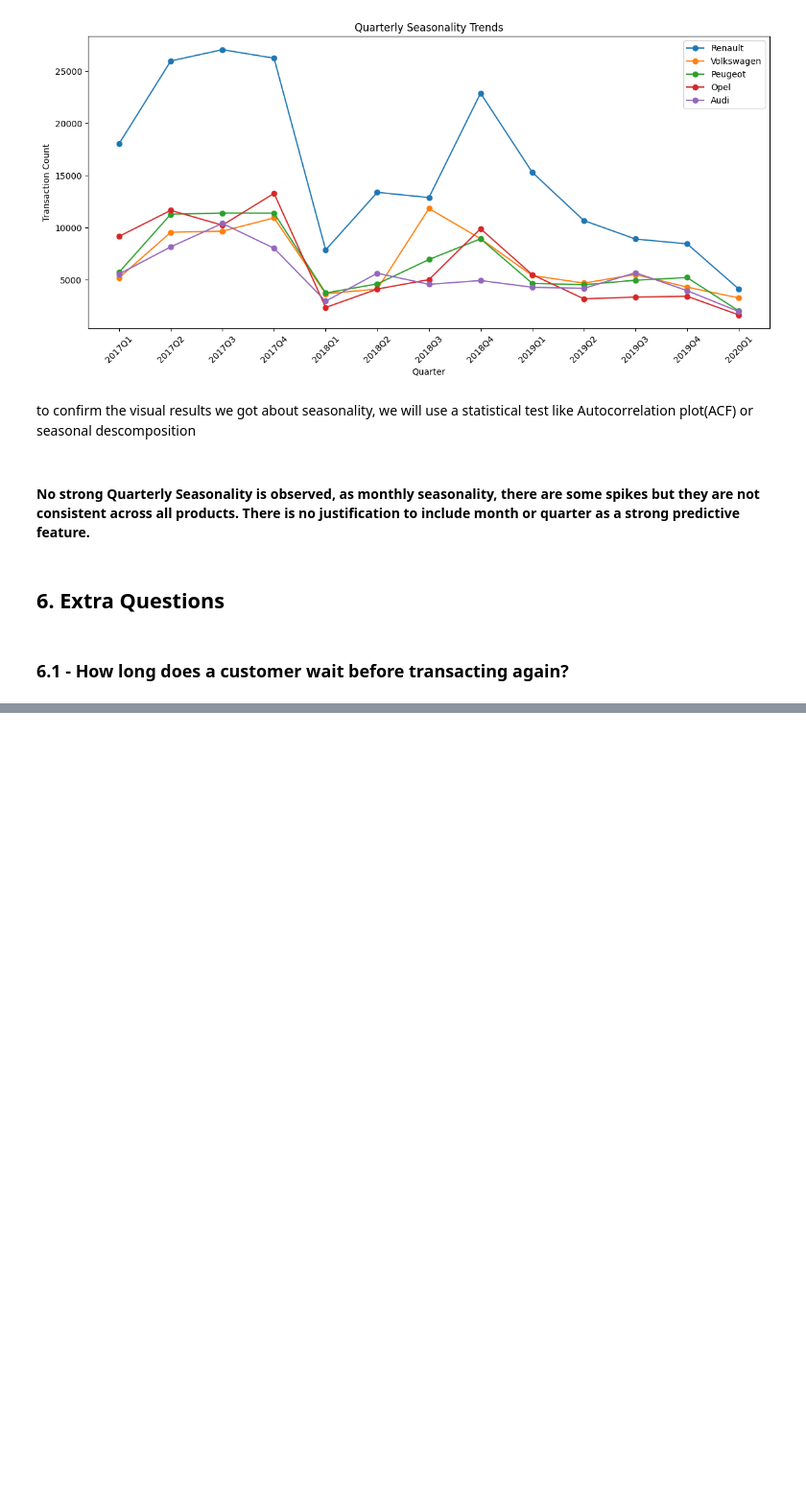
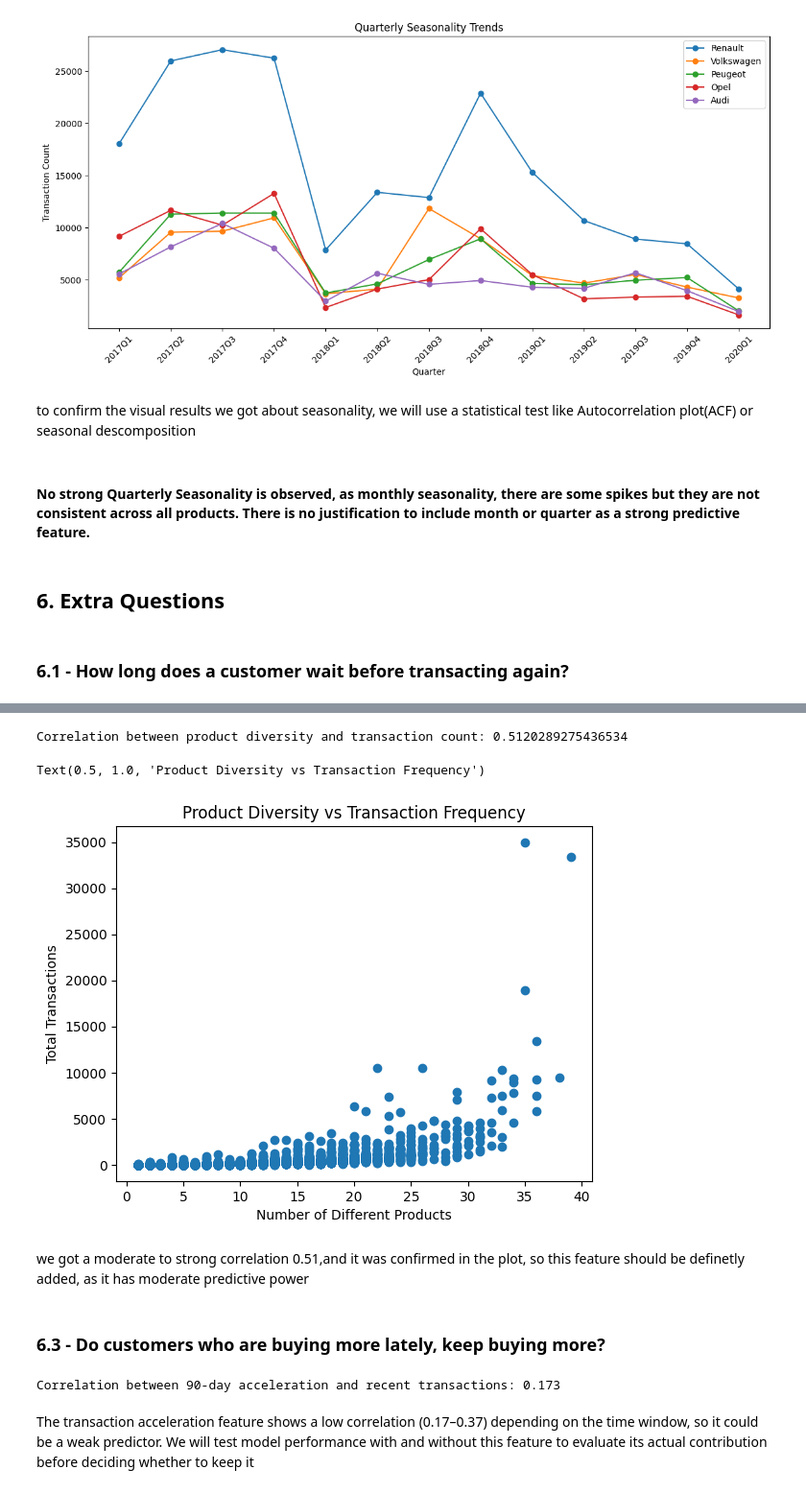
Before and after one commit to Mohammad8931/Projects, a Jupyter notebook: EDA.ipynb, the cells around one changed output, grey strips where cells are left out. Shown: that part at 96% size. Drawn from its saved outputs; the diff is of its cells as text; code cells hidden in the pictures; blank space fills up the shorter version.

Commit message:
EDA: Explored how product diversity relates to transaction count and whether active customers stay active

```diff
--- a/EDA.ipynb
+++ b/EDA.ipynb
@@ -510,0 +503,10 @@ this could be a very predictive feature.  Customers who recently transacted but
+# %%
+cutoff = pd.to_datetime('2019-01-31', utc=True)
+df_filtered = df[df['date'] <= cutoff]
+
+customer_stats = df_filtered.groupby('customer_id').agg({
+    'product_id': 'nunique',
+    'date': 'count'
+}).rename(columns={'product_id': 'num_products', 'date': 'num_transactions'})
+
+customer_stats
@@ -511,2 +528,49 @@ this could be a very predictive feature.  Customers who recently transacted but
+# %%
+# Check correlation
+correlation = customer_stats['num_products'].corr(customer_stats['num_transactions'])
+print(f"Correlation between product diversity and transaction count: {correlation}")
+# %% [output]
+Correlation between product diversity and transaction count: 0.5120289275436534
+# %%
+plt.scatter(customer_stats['num_products'], customer_stats['num_transactions'])
+plt.xlabel('Number of Different Products')
+plt.ylabel('Total Transactions')
+plt.title('Product Diversity vs Transaction Frequency')
+# %% [output]
+Text(0.5, 1.0, 'Product Diversity vs Transaction Frequency')
+[figure, added]
+# %% [markdown]
+we got a moderate to strong correlation 0.51,and it was confirmed in the plot, so this feature should be definetly added, as it has moderate predictive power
 # %%
 df.to_csv('dataset/cleaned_dataset.csv', index=False)
+# %% [markdown]
+### 6.3 - Do customers who are buying more lately, keep buying more?
+# %%
+cutoff = pd.to_datetime('2019-01-31', utc=True)
+df_filtered = df[df['date'] <= cutoff]
+
+# Define 90-day windows
+recent_start = cutoff - pd.Timedelta(days=45)
+past_start = cutoff - pd.Timedelta(days=90)
+past_end = recent_start
+
+# Filter transactions in each window
+recent = df_filtered[df_filtered['date'] > recent_start]
+past = df_filtered[(df_filtered['date'] > past_start) & (df_filtered['date'] <= past_end)]
+
+# Count transactions per customer
+recent_count = recent.groupby('customer_id').size().reset_index(name='recent_tx')
+past_count = past.groupby('customer_id').size().reset_index(name='past_tx')
+
+# Merge and compute acceleration
+acc_stats = pd.merge(recent_count, past_count, on='customer_id', how='outer').fillna(0)
+acc_stats['tx_acceleration'] = acc_stats['recent_tx'] - acc_stats['past_tx']
+
+# Correlation with recent_tx (optional)
+correlation = acc_stats['tx_acceleration'].corr(acc_stats['recent_tx'])
+print(f"Correlation between 90-day acceleration and recent transactions: {correlation:.3f}")
+# %% [output]
+Correlation between 90-day acceleration and recent transactions: 0.173
+# %% [markdown]
+The transaction acceleration feature shows a low correlation (0.17–0.37) depending on the time window, so it could be a weak predictor.
+We will test model performance with and without this feature to evaluate its actual contribution before deciding whether to keep it
```
Also changed, not shown: parts of 4 cells of this notebook.
